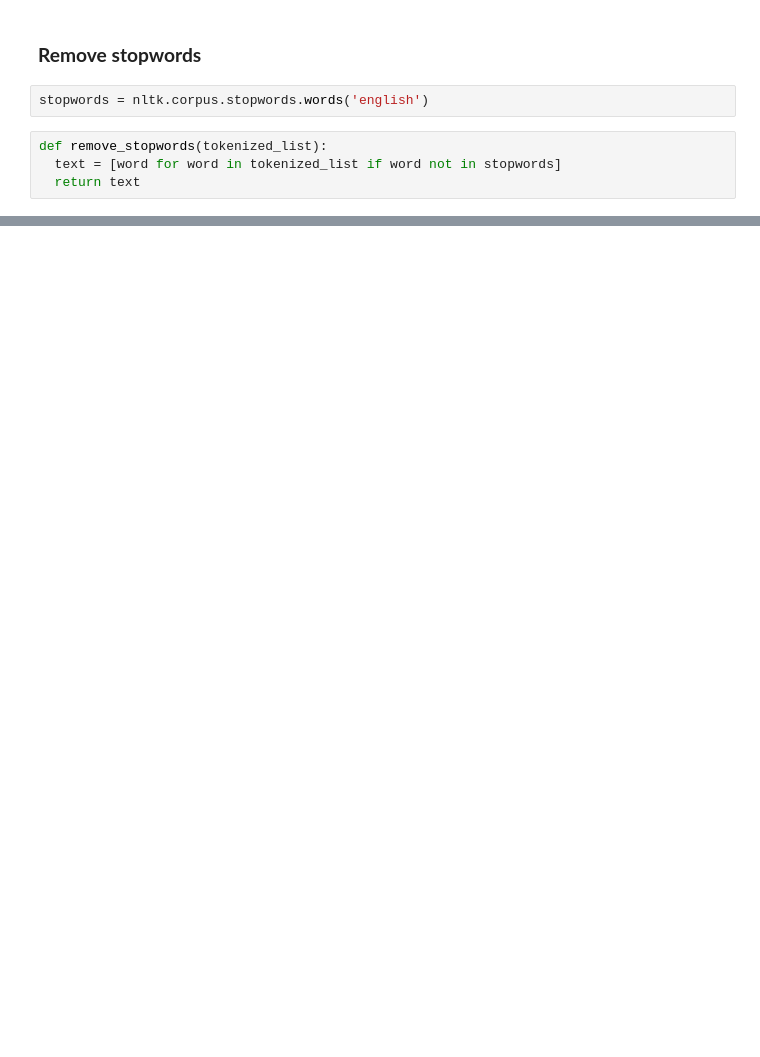
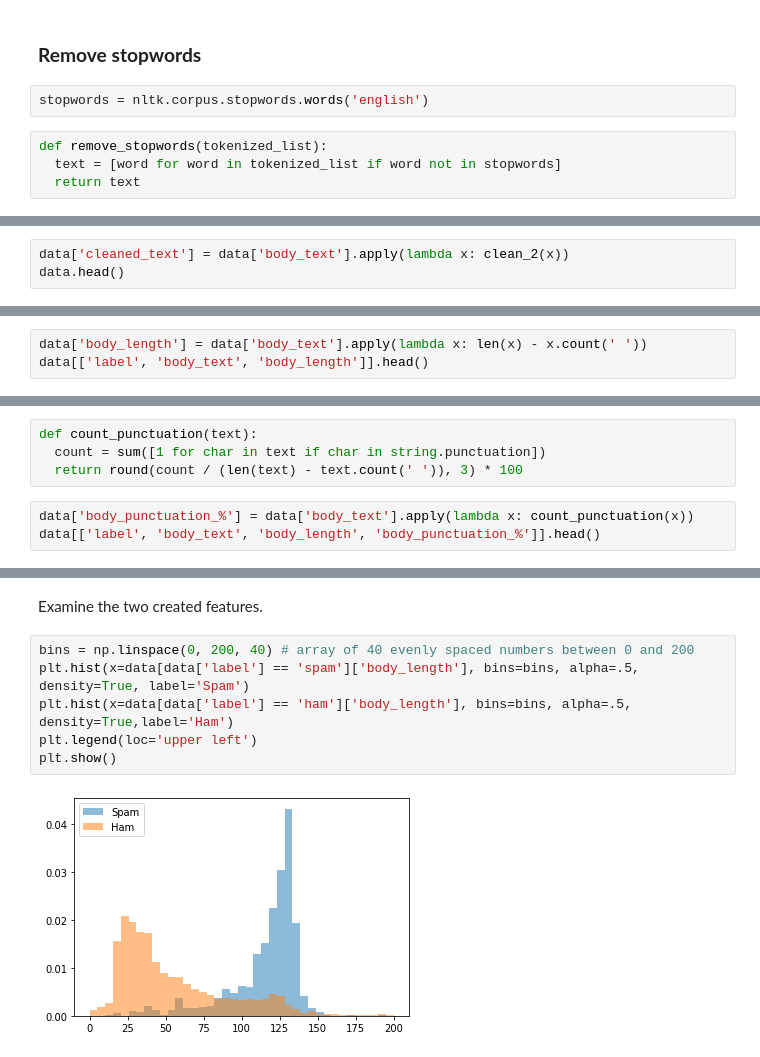
Before and after one commit to andreibuiciuc/NLP-Projects, a Jupyter notebook: nlp_basics.ipynb, the cells around one changed output, grey strips where cells are left out. Cells and saved outputs as stored; diff of their text form; blank space fills up the shorter version.

```diff
--- a/nlp_basics.ipynb
+++ b/nlp_basics.ipynb
@@ -115,0 +255,3 @@ data.head()
+# %%
+data['cleaned_text'] = data['body_text'].apply(lambda x: clean_2(x))
+data.head()
@@ -115,0 +367,3 @@ data.head()
+# %%
+data['body_length'] = data['body_text'].apply(lambda x: len(x) - x.count(' '))
+data[['label', 'body_text', 'body_length']].head()
@@ -115,0 +377,7 @@ data.head()
+# %%
+def count_punctuation(text):
+  count = sum([1 for char in text if char in string.punctuation])
+  return round(count / (len(text) - text.count(' ')), 3) * 100
+# %%
+data['body_punctuation_%'] = data['body_text'].apply(lambda x: count_punctuation(x))
+data[['label', 'body_text', 'body_length', 'body_punctuation_%']].head()
@@ -115,0 +391,10 @@ data.head()
+# %% [markdown]
+Examine the two created features.
+# %%
+bins = np.linspace(0, 200, 40) # array of 40 evenly spaced numbers between 0 and 200
+plt.hist(x=data[data['label'] == 'spam']['body_length'], bins=bins, alpha=.5, density=True, label='Spam')
+plt.hist(x=data[data['label'] == 'ham']['body_length'], bins=bins, alpha=.5, density=True,label='Ham')
+plt.legend(loc='upper left')
+plt.show()
+# %% [output]
+[figure, added]
```
Also changed, not shown: parts of 61 cells of this notebook.
